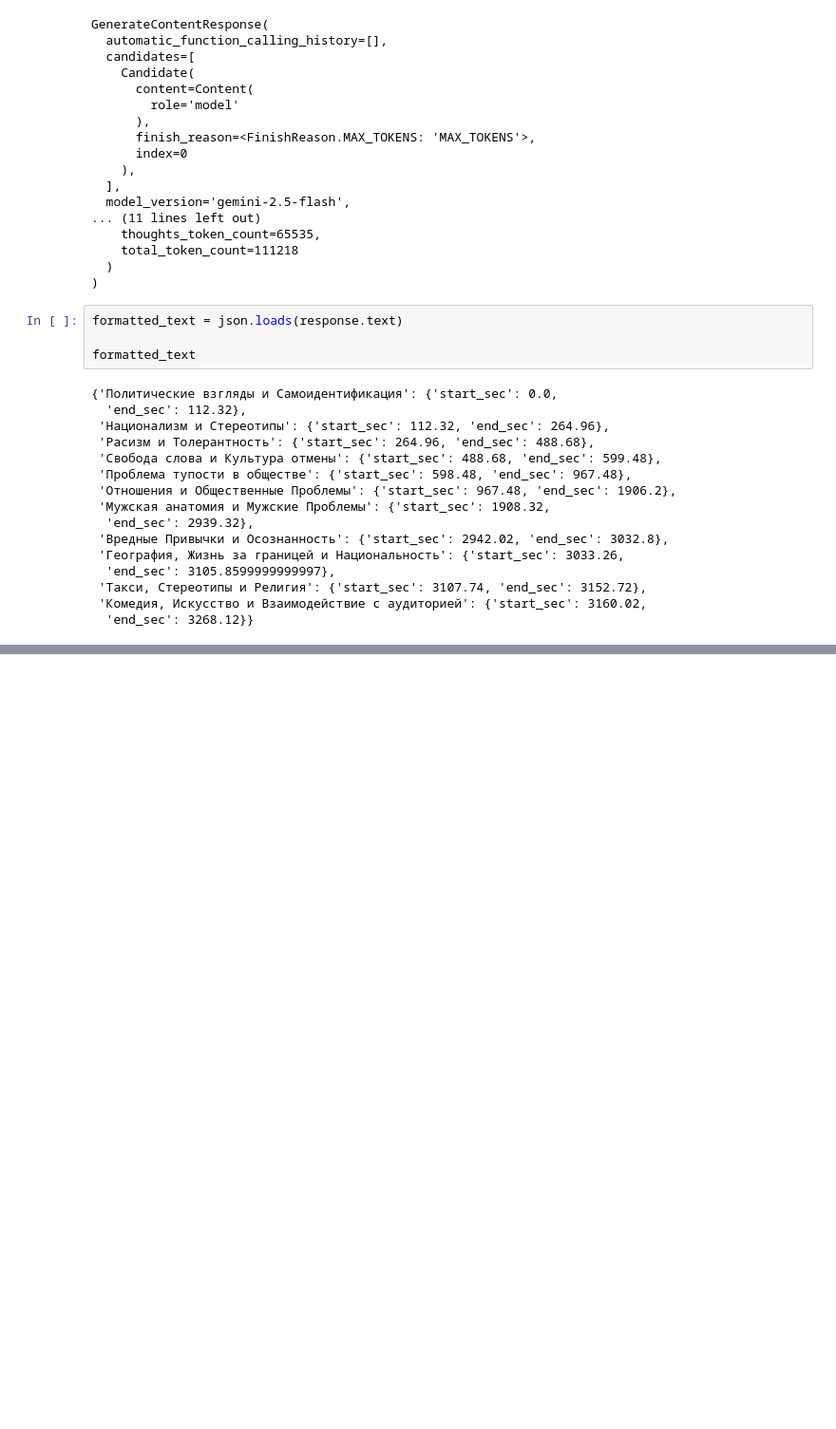
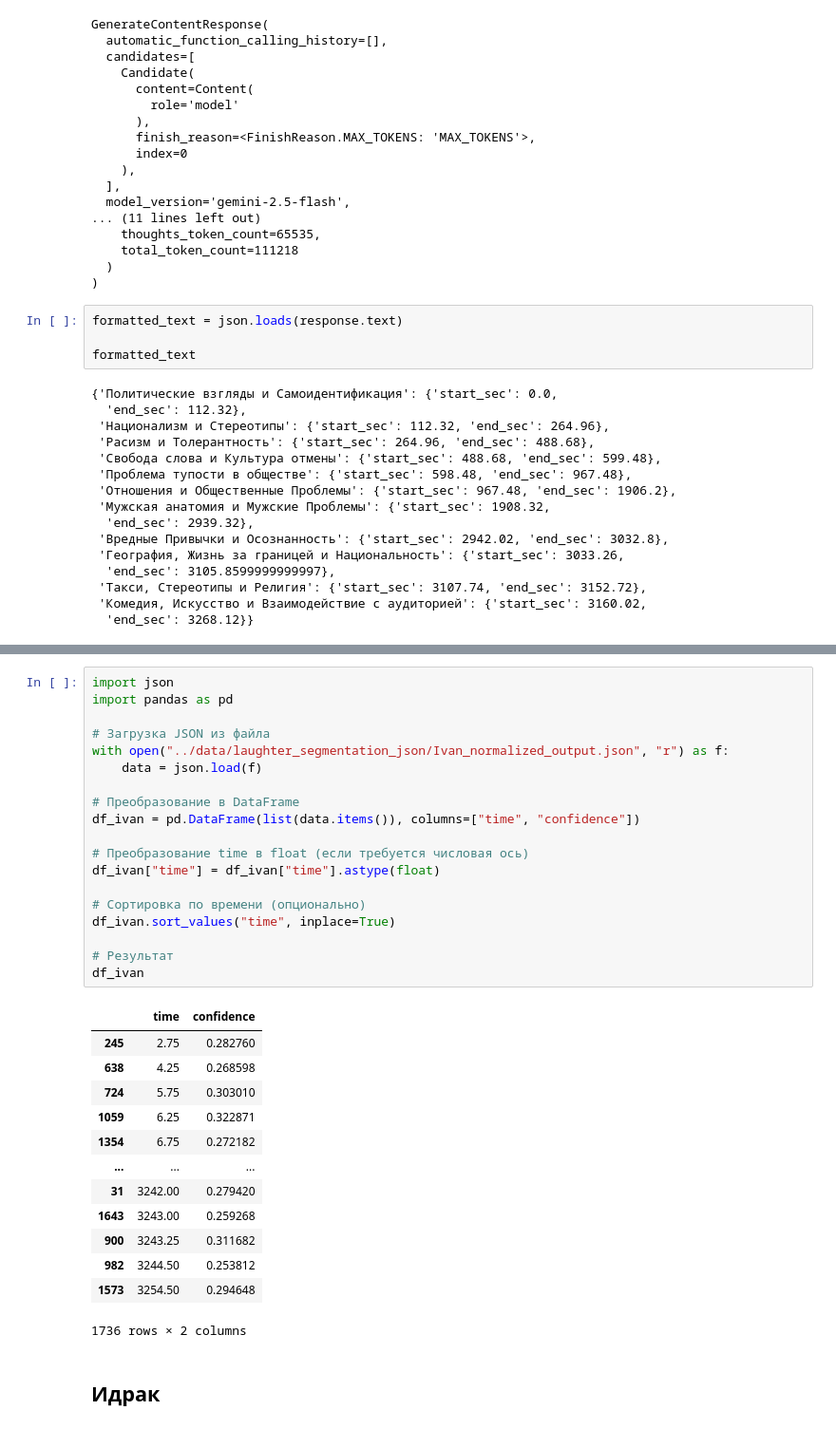
Before and after one commit to NadsonovAS/StandUP_project, a Jupyter notebook: src/Jupiter_test.ipynb, the cells around one changed output, grey strips where cells are left out. Shown: that part at 95% size. Cells and saved outputs as stored; diff of their text form; blank space fills up the shorter version.

```diff
--- a/src/Jupiter_test.ipynb
+++ b/src/Jupiter_test.ipynb
@@ -239,0 +400,35 @@ formatted_text
+# %%
+import json
+import pandas as pd
+
+# Загрузка JSON из файла
+with open("../data/laughter_segmentation_json/Ivan_normalized_output.json", "r") as f:
+    data = json.load(f)
+
+# Преобразование в DataFrame
+df_ivan = pd.DataFrame(list(data.items()), columns=["time", "confidence"])
+
+# Преобразование time в float (если требуется числовая ось)
+df_ivan["time"] = df_ivan["time"].astype(float)
+
+# Сортировка по времени (опционально)
+df_ivan.sort_values("time", inplace=True)
+
+# Результат
+df_ivan
+# %% [output]
+|  | time | confidence |
+| 245 | 2.75 | 0.282760 |
+| 638 | 4.25 | 0.268598 |
+| 724 | 5.75 | 0.303010 |
+| 1059 | 6.25 | 0.322871 |
+| 1354 | 6.75 | 0.272182 |
+| ... | ... | ... |
+| 31 | 3242.00 | 0.279420 |
+| 1643 | 3243.00 | 0.259268 |
+| 900 | 3243.25 | 0.311682 |
+| 982 | 3244.50 | 0.253812 |
+| 1573 | 3254.50 | 0.294648 |
+1736 rows × 2 columns
+# %% [markdown]
+## Идрак
```
Also changed, not shown: parts of 15 cells of this notebook, 13 other files.
